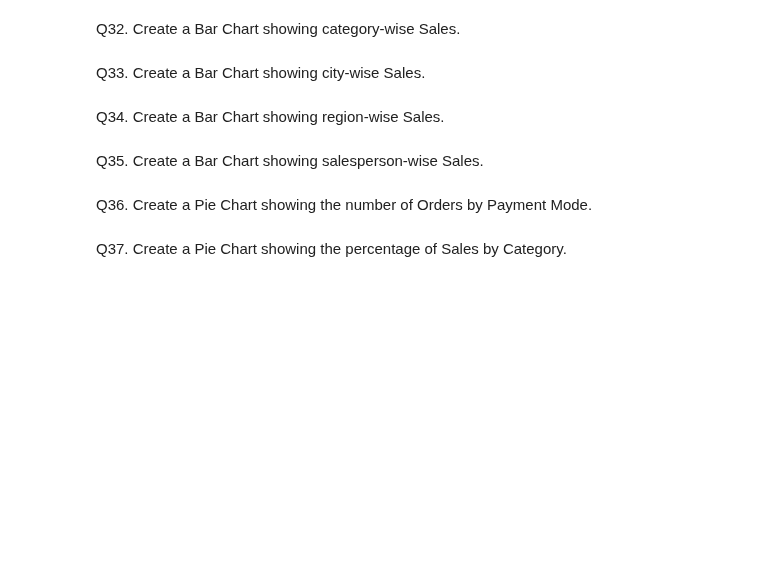
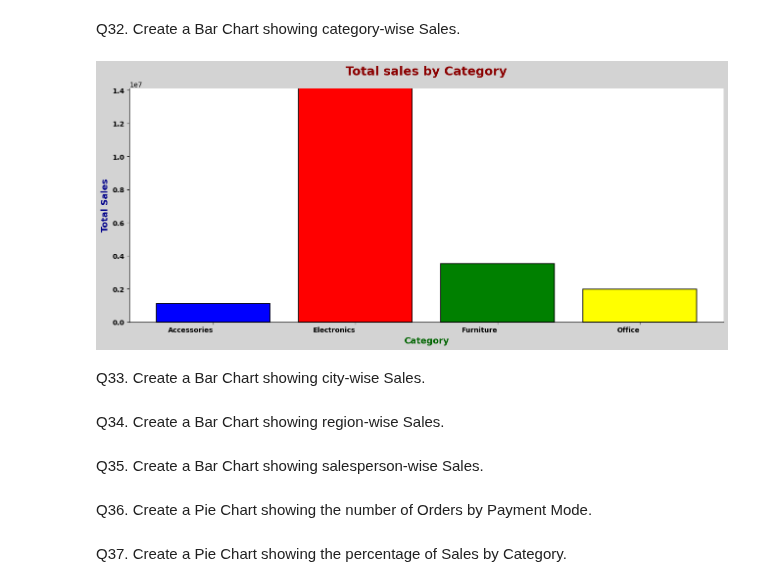
Before and after one commit to Suraj-kumar121K/PANDAS-CURSE, a Jupyter notebook: large_data_practice/01_Sales.ipynb, the cells around one changed output. Drawn from its saved outputs; the diff is of its cells as text; code cells hidden in the pictures; blank space fills up the shorter version.

```diff
--- a/large_data_practice/01_Sales.ipynb
+++ b/large_data_practice/01_Sales.ipynb
@@ -756,5 +757,64 @@ plt.show()
 # %% [markdown]
 Q32. Create a Bar Chart showing category-wise Sales.
+# %%
+plt.figure(figsize=(13, 6), facecolor="lightgray")
+bar = plt.bar(
+    Total_Category.index,
+    Total_Category.values,
+    color = ["blue", "red", "green", "yellow"],
+    edgecolor="black",
+    linewidth=1.2
+)
+
+plt.title("Total sales by Category",
+    fontsize=18,
+    fontweight="bold",
+    color="darkred",
+    pad=20
+)
+
+plt.xlabel("Category",
+    fontsize=13,
+    fontweight="bold",
+    color= "darkgreen"
+)
+plt.ylabel("Total Sales",
+    fontsize=13,
+    fontweight="bold",
+    color= "darkblue"
+)
+
+# Product names
+plt.xticks(
+    rotation=0,
+    ha="right",
+    fontsize=10,
+    fontweight="bold"
+)
+
+# Total_sales
+plt.yticks(
+    rotation=0,
+    ha="right",
+    fontsize=10,
+    fontweight="bold"
+)
+
+
+plt.ylim(
+    0,
+    product_sales["Sales"].max() * 1.15
+)
+# Layout adjust
+plt.tight_layout()
+
+# Border/spines ko clean kiya
+plt.gca().spines["top"].set_visible(False)
+plt.gca().spines["right"].set_visible(False)
+
+plt.show()
+# %% [output]
+[figure, added]
 # %% [markdown]
 Q33. Create a Bar Chart showing city-wise Sales.
 # %% [markdown]
```
Also changed, not shown: parts of 2 cells of this notebook.
